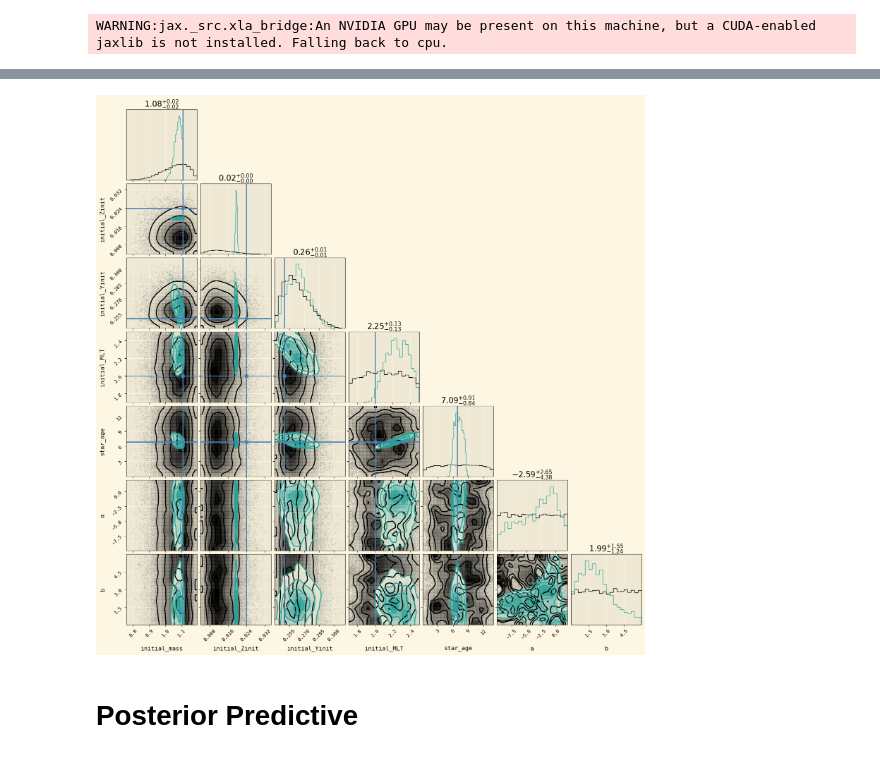
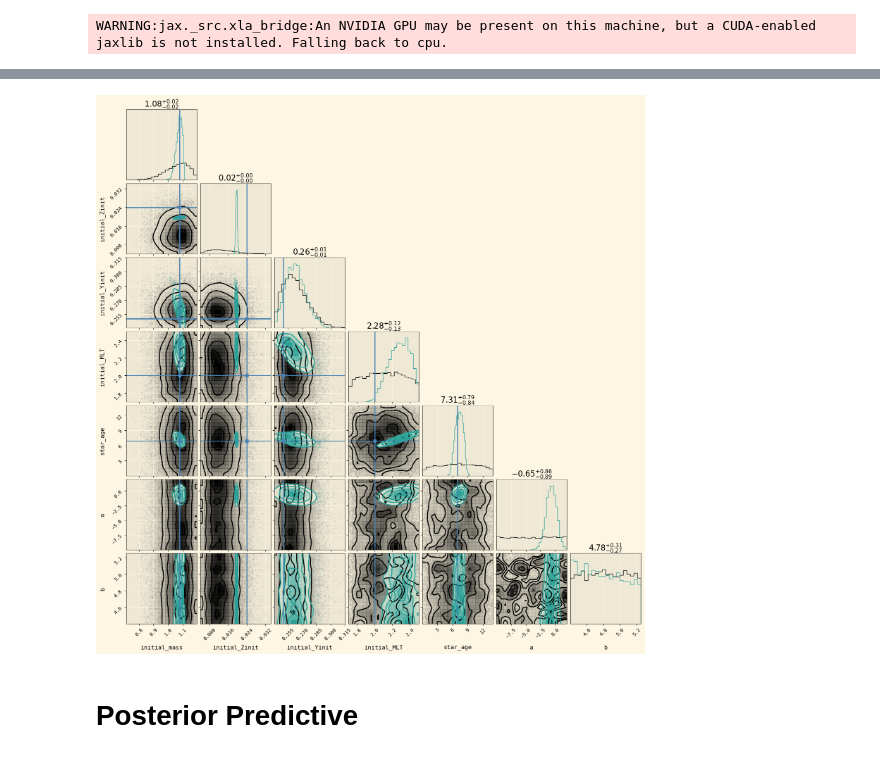
Before and after one commit to ojscutt/ultranest-pitchfork, a Jupyter notebook: stars/16Cyg/16CygA/16CygA.ipynb, the cells around one changed output, grey strips where cells are left out. Cells and saved outputs as stored; diff of their text form; code cells hidden in the pictures.

```diff
--- a/stars/16Cyg/16CygA/16CygA.ipynb
+++ b/stars/16Cyg/16CygA/16CygA.ipynb
@@ -85,7 +90,7 @@ star_age range: [min = 0.029664111540787196, max = 13.999973871651315]
 #parameters for star, [value,unc], NaN for not found/published
 #1 : Davies, G.R, 2015
 #2 : Metcalfe, T, 2012
-#3 : Ramirez, Melendez, Asplund, 2009
+#3 : Maia 2014
 #4 : Lund, M., 2017
 
 star_name = '16CygA'
@@ -93,24 +98,17 @@ star_KIC = '12069424'
 
 star_dict={}
 
-star_dict['initial_mass']=[1.11, 0.02] #2
+star_dict['initial_mass']=[1.08, 0.02] #2
 star_dict['initial_Zinit']= [0.024, 0.002] #2
 star_dict['initial_Yinit']= [0.25, 0.01] #2
 star_dict['initial_MLT']= [2.00, 0.08] #2
 star_dict['star_age']=[6.9, 0.3] #2
 
 star_dict['calc_effective_T']=[5830, 7]  #3
-star_dict['radius']=[1.243, 0.008] #2
-star_dict['luminosity']=[1.56, 0.05] #2
+star_dict['radius']=[1.229, 0.008] #2
+star_dict['luminosity']=[1.55, 0.07] #2
 star_dict['star_feh']=[0.101, 0.008] #3
 
-star_dict['nu_0_6']= [np.nan, np.nan]
-star_dict['nu_0_7']= [np.nan, np.nan]
-star_dict['nu_0_8']= [np.nan, np.nan]
-star_dict['nu_0_9']= [np.nan, np.nan]
-star_dict['nu_0_10']= [np.nan, np.nan]
-star_dict['nu_0_11']= [np.nan, np.nan]
-star_dict['nu_0_12']= [np.nan, np.nan]
 star_dict['nu_0_13']= [1495.00, 0.07]
 star_dict['nu_0_14']= [1598.69, 0.07]
 star_dict['nu_0_15']= [1700.91, 0.08]
@@ -126,19 +124,6 @@ star_dict['nu_0_24']= [2629.20, 0.18]
 star_dict['nu_0_25']= [2733.61, 0.46]
 star_dict['nu_0_26']= [2838.40, 0.78]
 star_dict['nu_0_27']= [2945.32, 1.18]
-star_dict['nu_0_28']= [np.nan, np.nan]
-star_dict['nu_0_29']= [np.nan, np.nan]
-star_dict['nu_0_30']= [np.nan, np.nan]
-star_dict['nu_0_31']= [np.nan, np.nan]
-star_dict['nu_0_32']= [np.nan, np.nan]
-star_dict['nu_0_33']= [np.nan, np.nan]
-star_dict['nu_0_34']= [np.nan, np.nan]
-star_dict['nu_0_35']= [np.nan, np.nan]
-star_dict['nu_0_36']= [np.nan, np.nan]
-star_dict['nu_0_37']= [np.nan, np.nan]
-star_dict['nu_0_38']= [np.nan, np.nan]
-star_dict['nu_0_39']= [np.nan, np.nan]
-star_dict['nu_0_40']= [np.nan, np.nan]
 
 star_dict['dnu'] = [103.3,0]
 star_dict['nu_max'] = [2188,0]
@@ -182,7 +167,7 @@ age_prior = prior_funcs.custom_beta_prior(0.03, 14, a=1.2, b=1.2)
 
 a_prior = prior_funcs.custom_uniform_prior(-10, 2)
 
-b_prior = prior_funcs.custom_uniform_prior(0, 6)
+b_prior = prior_funcs.custom_uniform_prior(4.4, 5.25)
 
 priors = [mass_prior, Zinit_prior, Yinit_prior, MLT_prior, age_prior, a_prior, b_prior]
 
@@ -269,7 +254,7 @@ min_num_live_points = 400
 
 print(star_df[['initial_mass', 'initial_Zinit', 'initial_Yinit', 'initial_MLT', 'star_age']].iloc[[0]].to_markdown(index=False))
 sampler = nested_sampler(priors=priors, observed_vals=star_obs_vals_df.values[0], pitchfork=pitchfork,log_sigma_det=log_sigma_det, sigma_inv=sigma_inv, nu_max = nu_max, n_min=n_min, n_max=n_max, logl_scale=1)
-results = sampler(ndraw_min, ndraw_max).run(min_num_live_points=min_num_live_points, cluster_num_live_points=.1*min_num_live_points, frac_remain=.05, max_ncalls=5e6)
+results = sampler(ndraw_min, ndraw_max).run(min_num_live_points=min_num_live_points, cluster_num_live_points=.1*min_num_live_points, frac_remain=.01, max_ncalls=5e6)
 
 with open('samples.pkl', 'wb') as fp:
     pickle.dump(results, fp, protocol=pickle.HIGHEST_PROTOCOL)
@@ -302,38 +287,38 @@ def inspect_star(path):
 
     a_prior = prior_funcs.custom_uniform_prior(-10, 2)
 
-    b_prior = prior_funcs.custom_uniform_prior(0, 6)
+    b_prior = prior_funcs.custom_uniform_prior(4.4, 5.25)
 
 
     priors = [mass_prior, Zinit_prior, Yinit_prior, MLT_prior, age_prior, a_prior, b_prior]
 
     colors = plt.rcParams["axes.prop_cycle"].by_key()["color"]
 
     size = 10000
     prior_samples = np.array([prior.rvs(size=size) for prior in priors])
     legend_labels = []
     corner_color = 'black'
     figure = corner.corner(prior_samples.T, labels = labels, color=corner_color, hist_kwargs={'density':True}, smooth=True);
 
 
     star_json = f'{star_name}.json'
 
     star_df = pd.read_json(star_json).dropna(axis=1)
 
     published_inps = np.concatenate((star_df[['initial_mass', 'initial_Zinit', 'initial_Yinit', 'initial_MLT', 'star_age']].values[0],(np.nan,np.nan)))
 
     with open('samples.pkl', 'rb') as fp:
      samples = pickle.load(fp)
 
 
     corner.corner(samples['samples'], fig=figure, color=colors[1], truths = published_inps, hist_kwargs={'density':True}, smooth=True,show_titles=True);
 
     plt.show()
 
 
 inspect_star(star_name)
 # %% [output]
-[figure, old version]
+[figure, new version]
 # %% [markdown]
 # Posterior Predictive
 # %%
```
Also changed, not shown: parts of 4 cells of this notebook, 57 other files.
